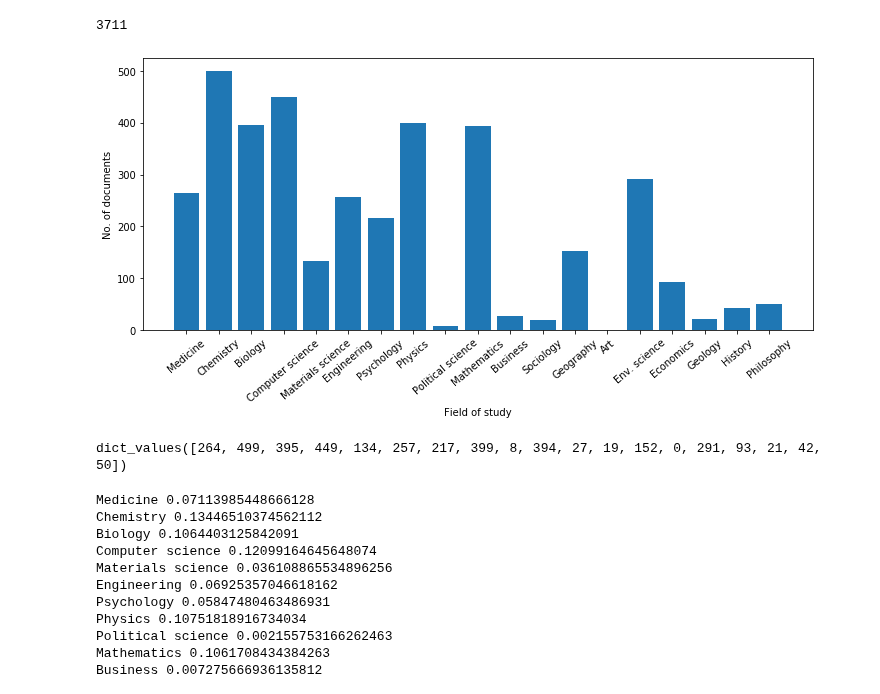
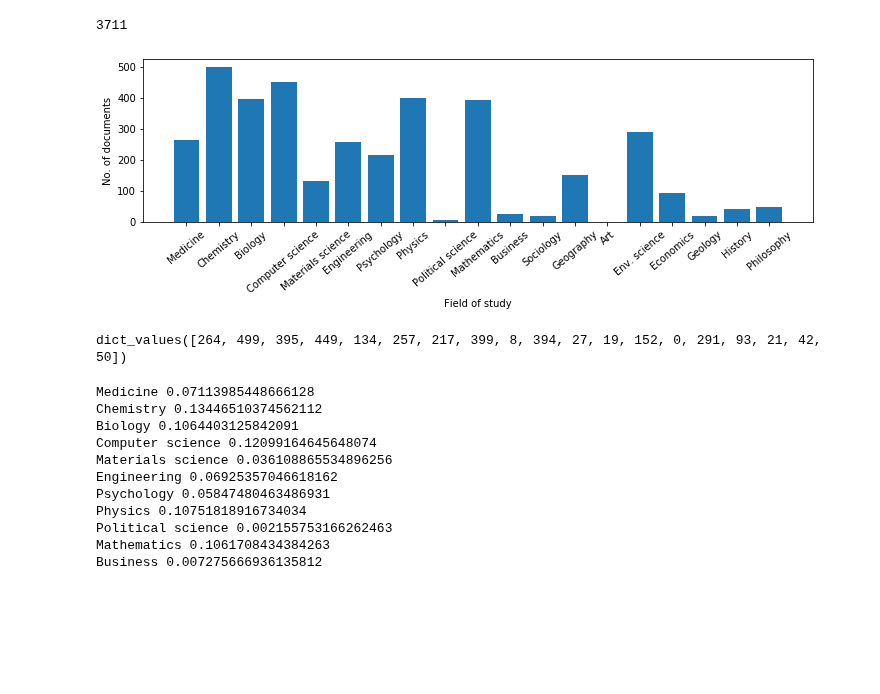
Before and after one commit to uni-carlosfranzreb/thesis_openalex, a Jupyter notebook: analysis/mapping_venues.ipynb, the cells around one changed output. Drawn from its saved outputs; the diff is of its cells as text; code cells hidden in the pictures; blank space fills up the shorter version.

Commit message:
Reduce height of plots

```diff
--- a/analysis/mapping_venues.ipynb
+++ b/analysis/mapping_venues.ipynb
@@ -71,15 +71,15 @@ sum(field_docs.values())  # number of assignments
 # %%
 x = list(field_docs.keys())
 x[x.index('Environmental science')] = 'Env. science'
-plt.figure(figsize=(12,5))
+plt.figure(figsize=(12,3))
 plt.bar(range(len(field_docs)), field_docs.values())
 plt.xticks(range(len(field_docs)), x, rotation=40)
 plt.xlabel('Field of study')
 plt.ylabel('No. of documents')
 plt.show()
 field_docs.values()
 # %% [output]
-[figure, old version]
+[figure, new version]
 dict_values([264, 499, 395, 449, 134, 257, 217, 399, 8, 394, 27, 19, 152, 0, 291, 93, 21, 42, 50])
 # %%
 total = sum(field_docs.values())
```
Also changed, not shown: 5 other files.
